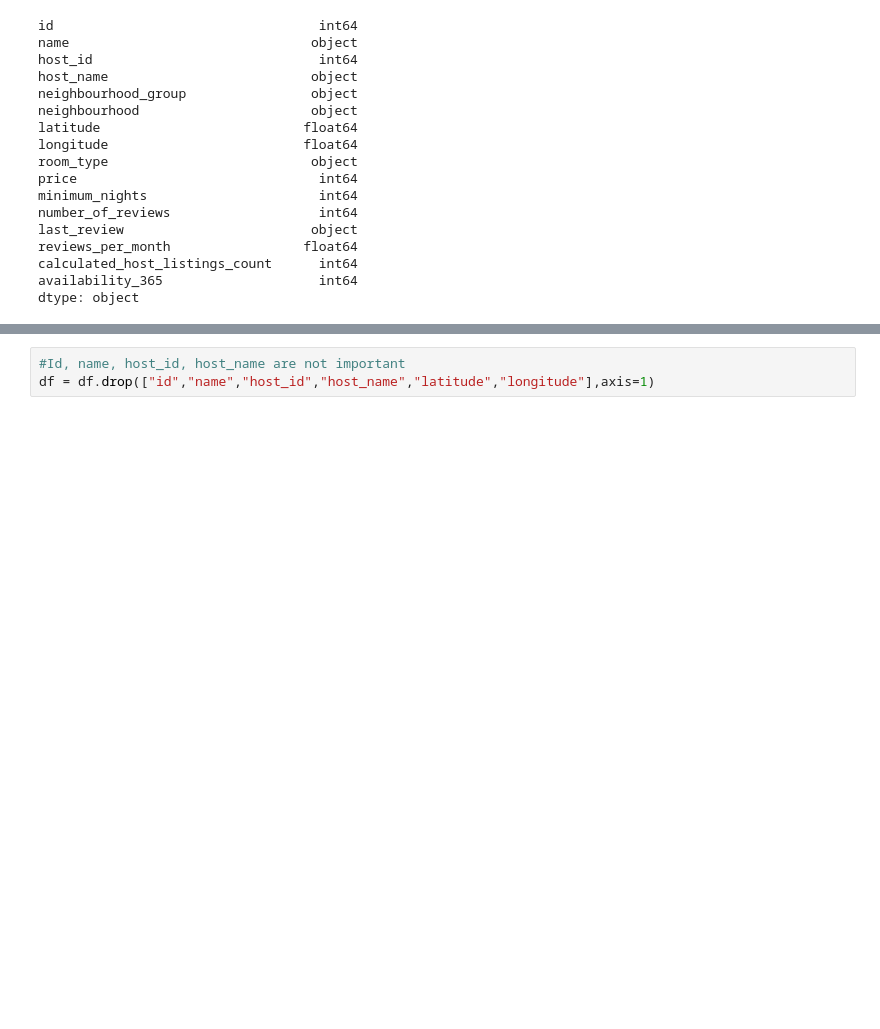
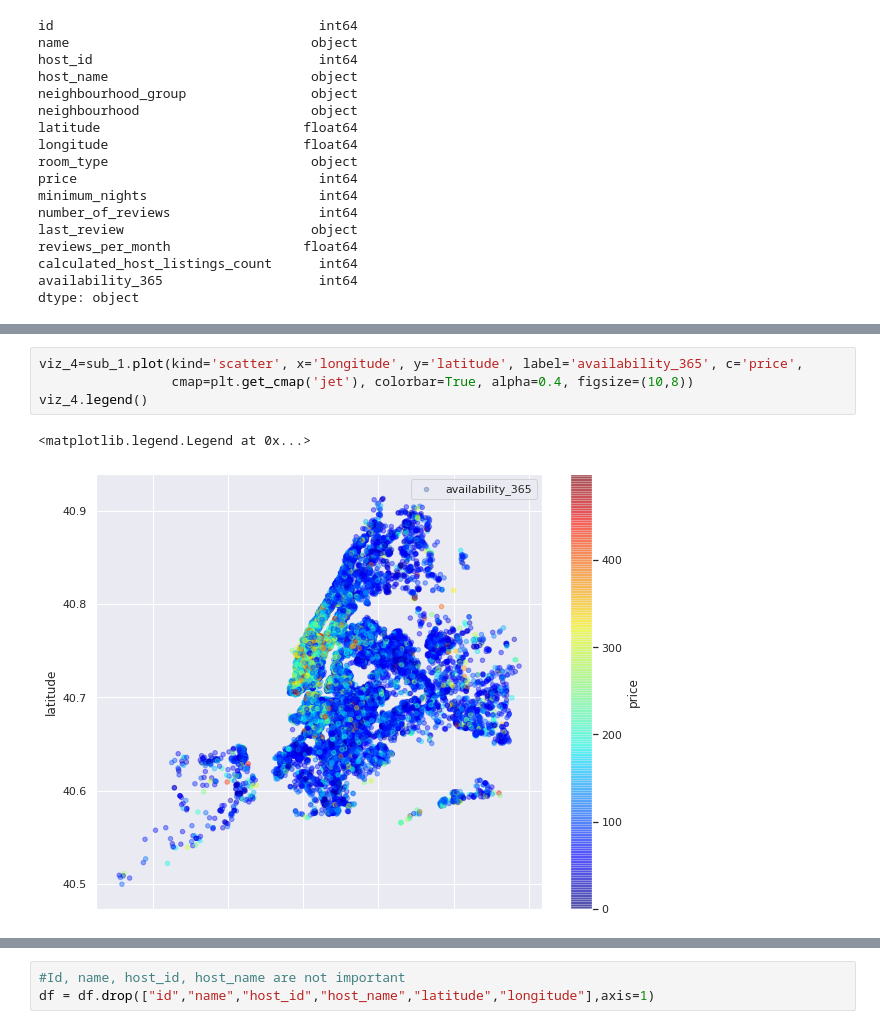
Before and after one commit to VTuri/airbnb_data, a Jupyter notebook: app/notebooks/Airbnb_Price_prediction.ipynb, the cells around one changed output, grey strips where cells are left out. Saved outputs shown, nothing was run; the diff lists cells and outputs as text; blank space fills up the shorter version.

```diff
--- a/app/notebooks/Airbnb_Price_prediction.ipynb
+++ b/app/notebooks/Airbnb_Price_prediction.ipynb
@@ -63,0 +148,7 @@ dtype: object
+# %%
+viz_4=sub_1.plot(kind='scatter', x='longitude', y='latitude', label='availability_365', c='price',
+                 cmap=plt.get_cmap('jet'), colorbar=True, alpha=0.4, figsize=(10,8))
+viz_4.legend()
+# %% [output]
+<matplotlib.legend.Legend at 0x...>
+[figure, added]
```
Also changed, not shown: parts of 60 cells of this notebook.
